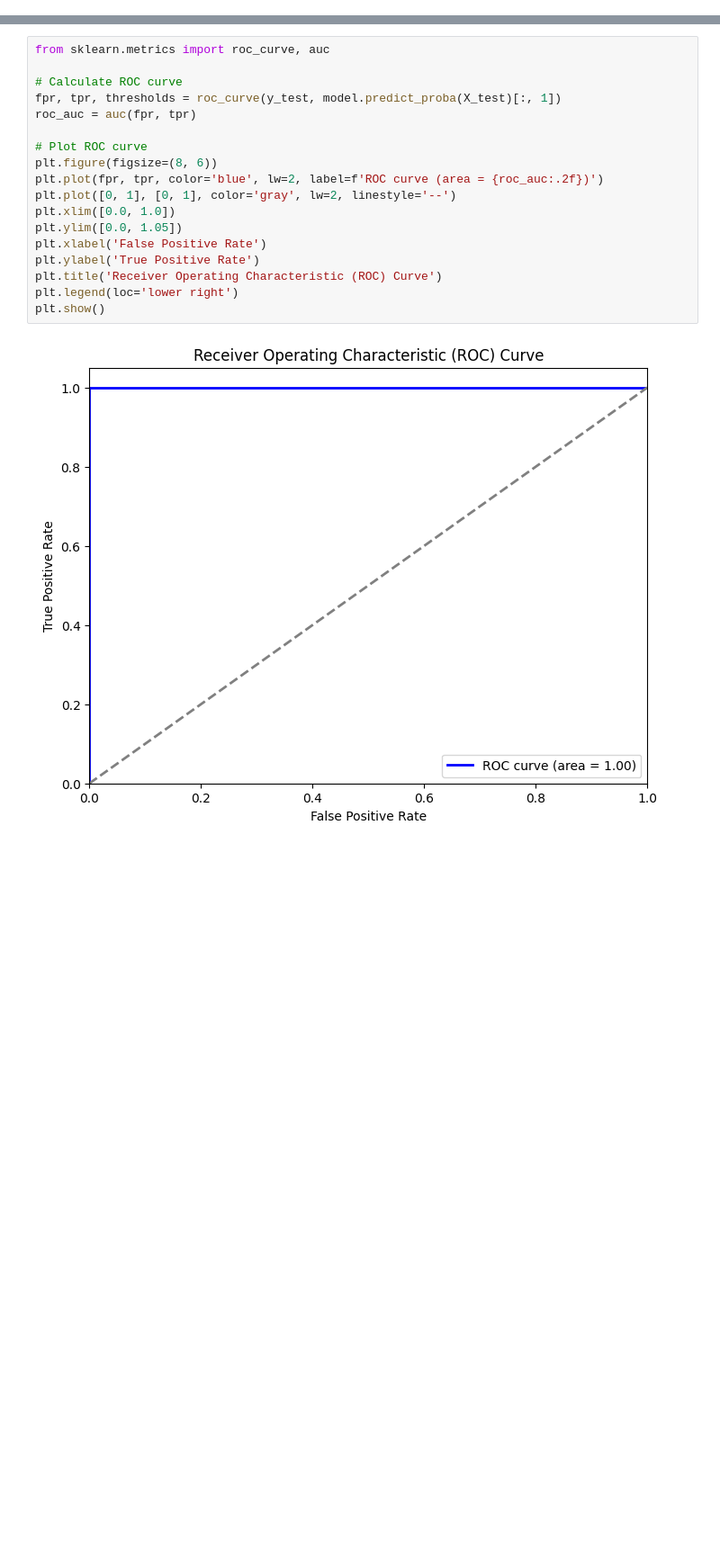
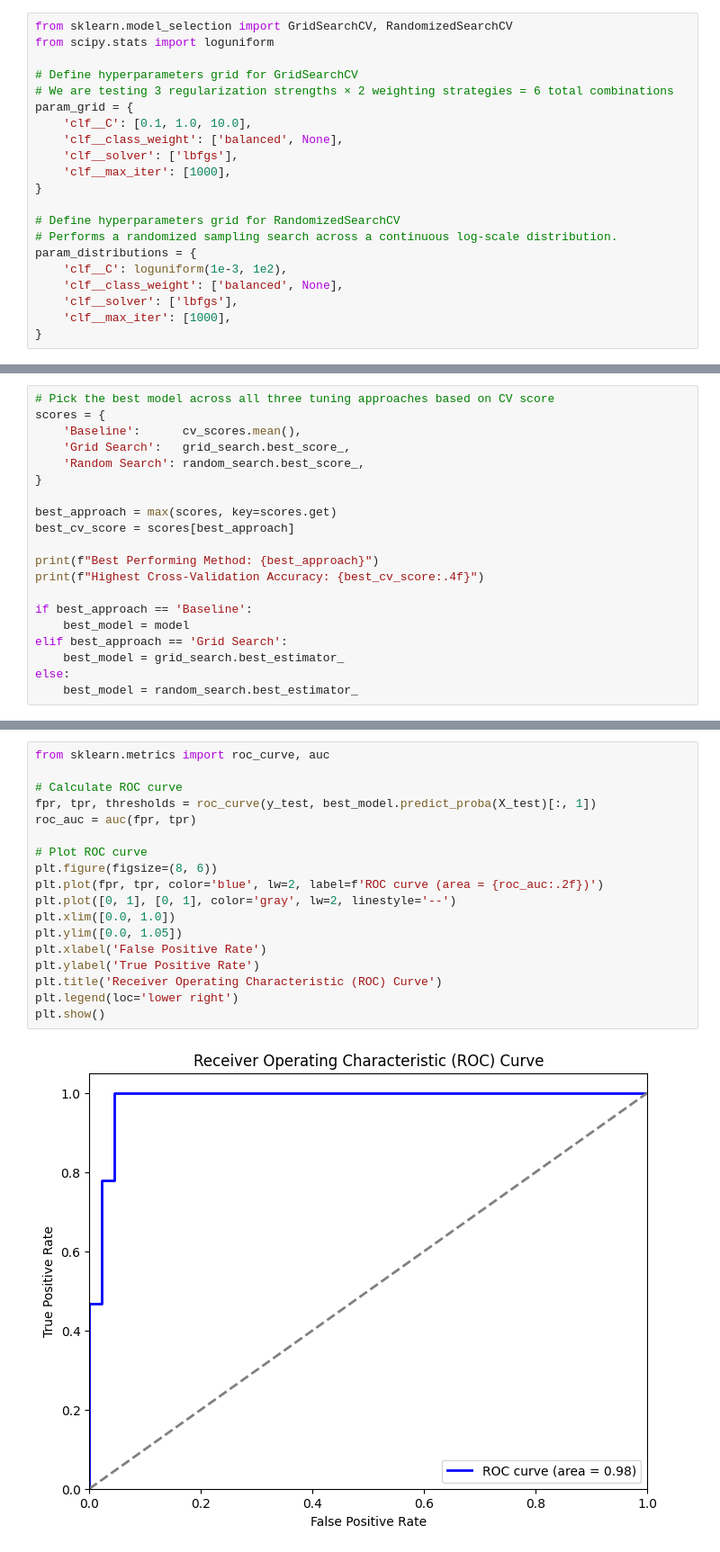
Before and after one commit to ana1661/genomics-analysis, a Jupyter notebook: EDA_model_testing.ipynb, the cells around one changed output, grey strips where cells are left out. Shown at 90% size. Cells and saved outputs as stored; diff of their text form; blank space fills up the shorter version.

```diff
--- a/EDA_model_testing.ipynb
+++ b/EDA_model_testing.ipynb
@@ -255,0 +196,21 @@ weighted avg       0.98      0.98      0.98        89
+# %%
+from sklearn.model_selection import GridSearchCV, RandomizedSearchCV
+from scipy.stats import loguniform
+
+# Define hyperparameters grid for GridSearchCV
+# We are testing 3 regularization strengths × 2 weighting strategies = 6 total combinations
+param_grid = {
+    'clf__C': [0.1, 1.0, 10.0],
+    'clf__class_weight': ['balanced', None],
+    'clf__solver': ['lbfgs'],
+    'clf__max_iter': [1000],
+}
+
+# Define hyperparameters grid for RandomizedSearchCV
+# Performs a randomized sampling search across a continuous log-scale distribution.
+param_distributions = {
+    'clf__C': loguniform(1e-3, 1e2),
+    'clf__class_weight': ['balanced', None],
+    'clf__solver': ['lbfgs'],
+    'clf__max_iter': [1000],
+}
@@ -327,0 +319,20 @@ weighted avg       0.98      0.98      0.98        89
+# %%
+# Pick the best model across all three tuning approaches based on CV score
+scores = {
+    'Baseline':      cv_scores.mean(),
+    'Grid Search':   grid_search.best_score_,
+    'Random Search': random_search.best_score_,
+}
+
+best_approach = max(scores, key=scores.get)
+best_cv_score = scores[best_approach]
+
+print(f"Best Performing Method: {best_approach}")
+print(f"Highest Cross-Validation Accuracy: {best_cv_score:.4f}")
+
+if best_approach == 'Baseline':
+    best_model = model
+elif best_approach == 'Grid Search':
+    best_model = grid_search.best_estimator_
+else:
+    best_model = random_search.best_estimator_
@@ -349,23 +363,23 @@ plt.show()
 # %%
 from sklearn.metrics import roc_curve, auc
 
 # Calculate ROC curve
-fpr, tpr, thresholds = roc_curve(y_test, model.predict_proba(X_test)[:, 1])
+fpr, tpr, thresholds = roc_curve(y_test, best_model.predict_proba(X_test)[:, 1])
 roc_auc = auc(fpr, tpr)
 
 # Plot ROC curve
 plt.figure(figsize=(8, 6))
 plt.plot(fpr, tpr, color='blue', lw=2, label=f'ROC curve (area = {roc_auc:.2f})')
 plt.plot([0, 1], [0, 1], color='gray', lw=2, linestyle='--')
 plt.xlim([0.0, 1.0])
 plt.ylim([0.0, 1.05])
 plt.xlabel('False Positive Rate')
 plt.ylabel('True Positive Rate')
 plt.title('Receiver Operating Characteristic (ROC) Curve')
 plt.legend(loc='lower right')
 plt.show()
 # %% [output]
-[figure, old version]
+[figure, new version]
 # %%
 from sklearn.decomposition import PCA
 
```
Also changed, not shown: parts of 24 cells of this notebook, 1 other file.
